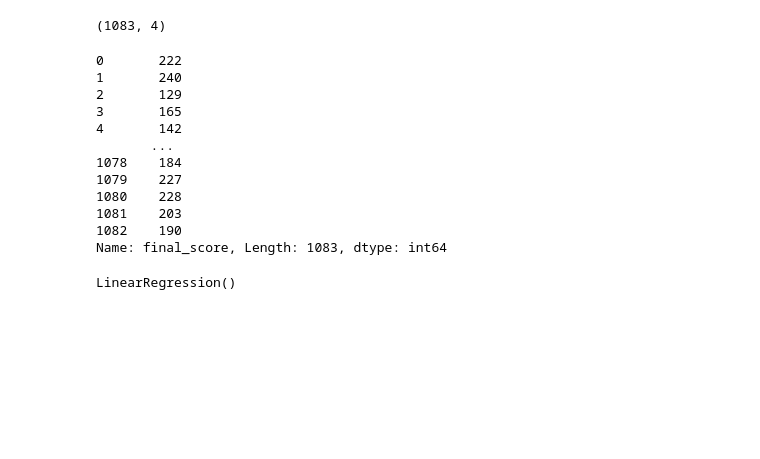
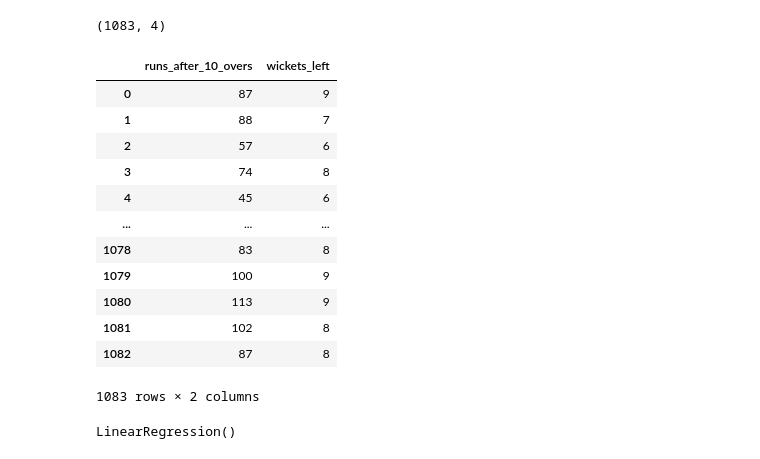
Before and after one commit to krishna222-kl/ml-regression-ipl, a Jupyter notebook: Multiple_LR.ipynb, the cells around one changed output. Drawn from its saved outputs; the diff is of its cells as text; code cells hidden in the pictures; blank space fills up the shorter version.

```diff
--- a/Multiple_LR.ipynb
+++ b/Multiple_LR.ipynb
@@ -38,20 +38,21 @@ ipl.shape
 # %%
 x =ipl.iloc[:,1:3]
 y= ipl.iloc[:,3]
-y
+x
 # %% [output]
+|  | runs_after_10_overs | wickets_left |
+| 0 | 87 | 9 |
+| 1 | 88 | 7 |
+| 2 | 57 | 6 |
+| 3 | 74 | 8 |
+| 4 | 45 | 6 |
+| ... | ... | ... |
+| 1078 | 83 | 8 |
+| 1079 | 100 | 9 |
+| 1080 | 113 | 9 |
+| 1081 | 102 | 8 |
+| 1082 | 87 | 8 |
-0       222
-1       240
-2       129
-3       165
-4       142
-       ...
-1078    184
-1079    227
-1080    228
-1081    203
-1082    190
-Name: final_score, Length: 1083, dtype: int64
+1083 rows × 2 columns
 # %%
 from sklearn.model_selection import train_test_split
 # %%
```
Also changed, not shown: 2 other files.
